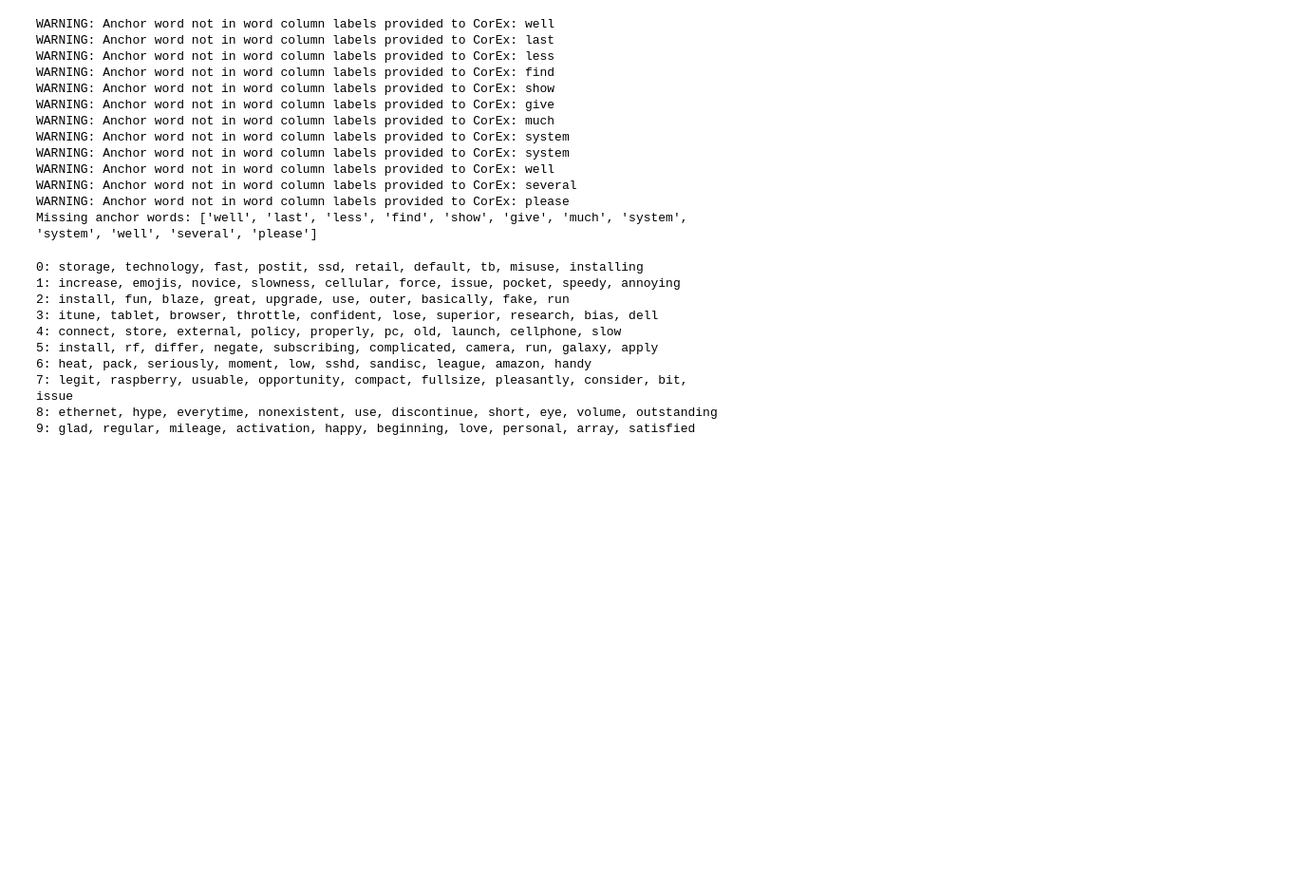
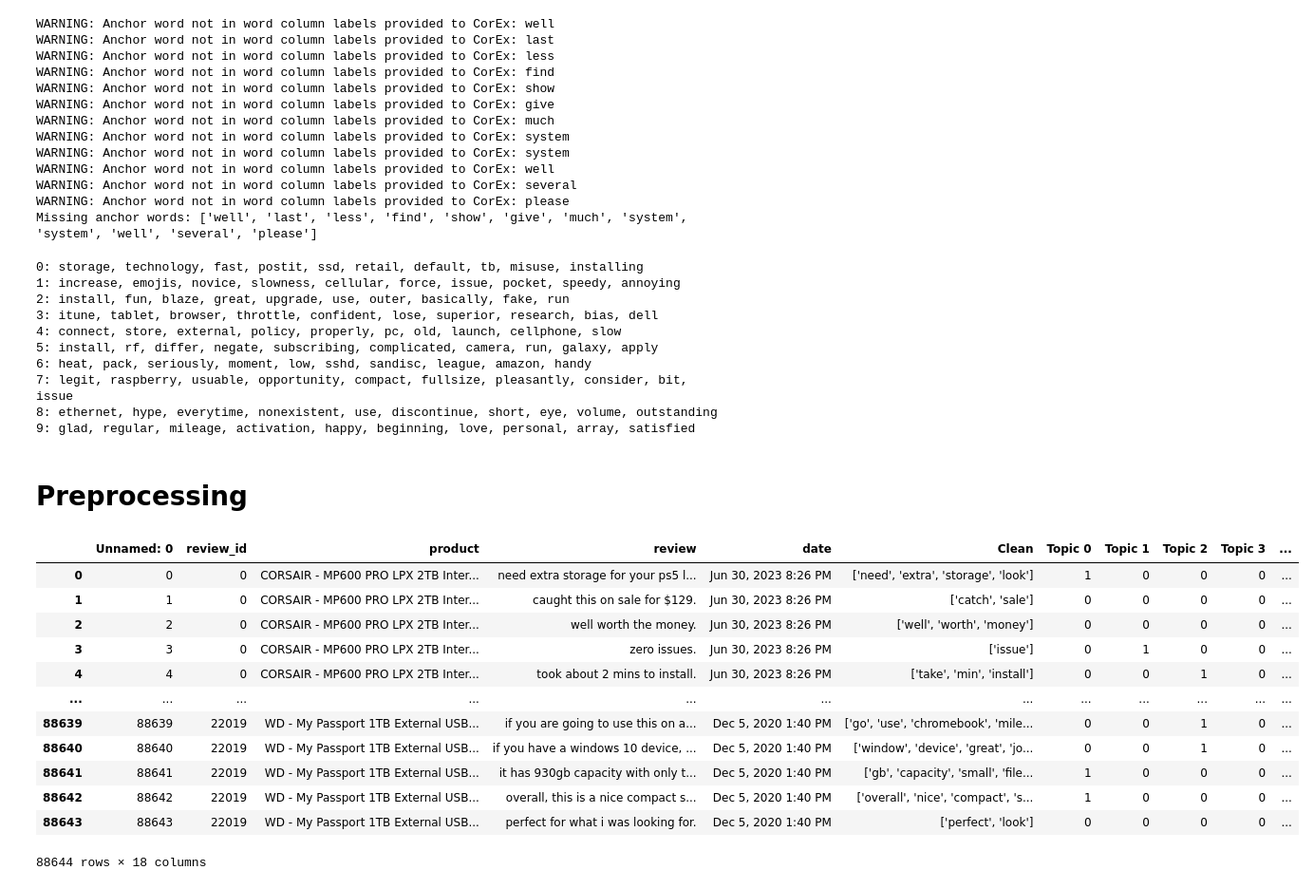
Before and after one commit to Solobrad/Storage-Recommendation---BERTopic-SVM, a Jupyter notebook: Review task/Aspect Extraction _ CorEx).ipynb, the cells around one changed output. Shown at 95% size. Saved outputs shown, nothing was run; the diff lists cells and outputs as text; code cells hidden in the pictures; blank space fills up the shorter version.

```diff
--- a/Review task/Aspect Extraction _ CorEx).ipynb
+++ b/Review task/Aspect Extraction _ CorEx).ipynb
@@ -110,7 +114,7 @@ words_set = []
 for x in data['Clean']:
     words_set.append(set(literal_eval(x)))
 
-model = pickle.load(open("Anchored_CorEx_Train_model_May24.sav", 'rb'))
+model = joblib.load(open("Anchored_CorEx_Train_model_May24.sav", 'rb'))
 topic_list = []
 for i, topic_words in enumerate(model.get_topics()):
   topic_list.append(set([words[0] for words in topic_words if words[1] > 0]))
@@ -126,0 +134,2 @@ data.to_excel('labelled_aspect_May24.xlsx')
+# %% [markdown]
+# Preprocessing
@@ -126,0 +225,40 @@ data.to_excel('labelled_aspect_May24.xlsx')
+# %%
+# Load the pretrained SVM model and TfidfVectorizer
+sentiment_model = joblib.load(open("../Sentiment Analzer/SVM_tfidf_model.sav", 'rb'))
+vectorizer = joblib.load(open("../Sentiment Analzer/tfidf_vectorizer.sav", 'rb'))
+
+# Preprocess the review texts
+review = data['review'].astype(str).values
+
+# Transform the review texts using the loaded TfidfVectorizer
+X_test_tfidf = vectorizer.transform(review)
+
+# Predict sentiment scores using the SVM model
+score = sentiment_model.predict(X_test_tfidf)
+
+# Convert sentiment scores to numerical values
+score = score.astype(float)
+
+# Classify sentiment scores into positive or negative labels
+label = ['positive' if s >= 0.5 else 'negative' for s in score]
+
+
+# Add sentiment labels to the DataFrame
+data['Sentiment_Score'] = score
+data['Sentiment'] = label
+# %%
+data
+# %% [output]
+|  | Unnamed: 0 | review_id | product | review | date | Clean | Topic 0 | Topic 1 | Topic 2 | Topic 3 | ... |
+| 0 | 0 | 0 | CORSAIR - MP600 PRO LPX 2TB Inter... | need extra storage for your ps5 l... | Jun 30, 2023 8:26 PM | ['need', 'extra', 'storage', 'look'] | 1 | 0 | 0 | 0 | ... |
+| 1 | 1 | 0 | CORSAIR - MP600 PRO LPX 2TB Inter... | caught this on sale for $129. | Jun 30, 2023 8:26 PM | ['catch', 'sale'] | 0 | 0 | 0 | 0 | ... |
+| 2 | 2 | 0 | CORSAIR - MP600 PRO LPX 2TB Inter... | well worth the money. | Jun 30, 2023 8:26 PM | ['well', 'worth', 'money'] | 0 | 0 | 0 | 0 | ... |
+| 3 | 3 | 0 | CORSAIR - MP600 PRO LPX 2TB Inter... | zero issues. | Jun 30, 2023 8:26 PM | ['issue'] | 0 | 1 | 0 | 0 | ... |
+| 4 | 4 | 0 | CORSAIR - MP600 PRO LPX 2TB Inter... | took about 2 mins to install. | Jun 30, 2023 8:26 PM | ['take', 'min', 'install'] | 0 | 0 | 1 | 0 | ... |
+| ... | ... | ... | ... | ... | ... | ... | ... | ... | ... | ... | ... |
+| 88639 | 88639 | 22019 | WD - My Passport 1TB External USB... | if you are going to use this on a... | Dec 5, 2020 1:40 PM | ['go', 'use', 'chromebook', 'mile... | 0 | 0 | 1 | 0 | ... |
+| 88640 | 88640 | 22019 | WD - My Passport 1TB External USB... | if you have a windows 10 device, ... | Dec 5, 2020 1:40 PM | ['window', 'device', 'great', 'jo... | 0 | 0 | 1 | 0 | ... |
+| 88641 | 88641 | 22019 | WD - My Passport 1TB External USB... | it has 930gb capacity with only t... | Dec 5, 2020 1:40 PM | ['gb', 'capacity', 'small', 'file... | 1 | 0 | 0 | 0 | ... |
+| 88642 | 88642 | 22019 | WD - My Passport 1TB External USB... | overall, this is a nice compact s... | Dec 5, 2020 1:40 PM | ['overall', 'nice', 'compact', 's... | 1 | 0 | 0 | 0 | ... |
+| 88643 | 88643 | 22019 | WD - My Passport 1TB External USB... | perfect for what i was looking for. | Dec 5, 2020 1:40 PM | ['perfect', 'look'] | 0 | 0 | 0 | 0 | ... |
+88644 rows × 18 columns
```
Also changed, not shown: parts of 9 cells of this notebook, 28 other files.
